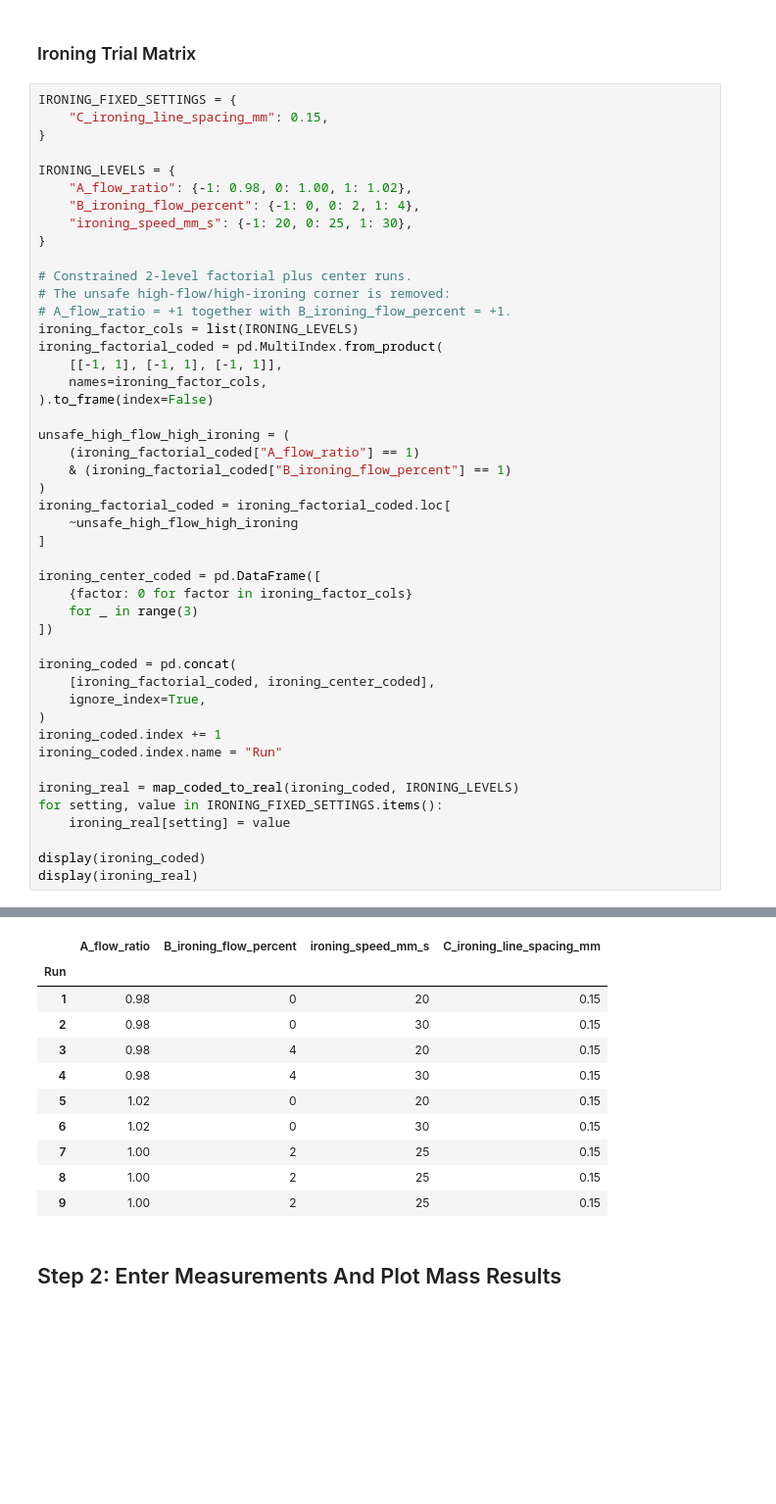
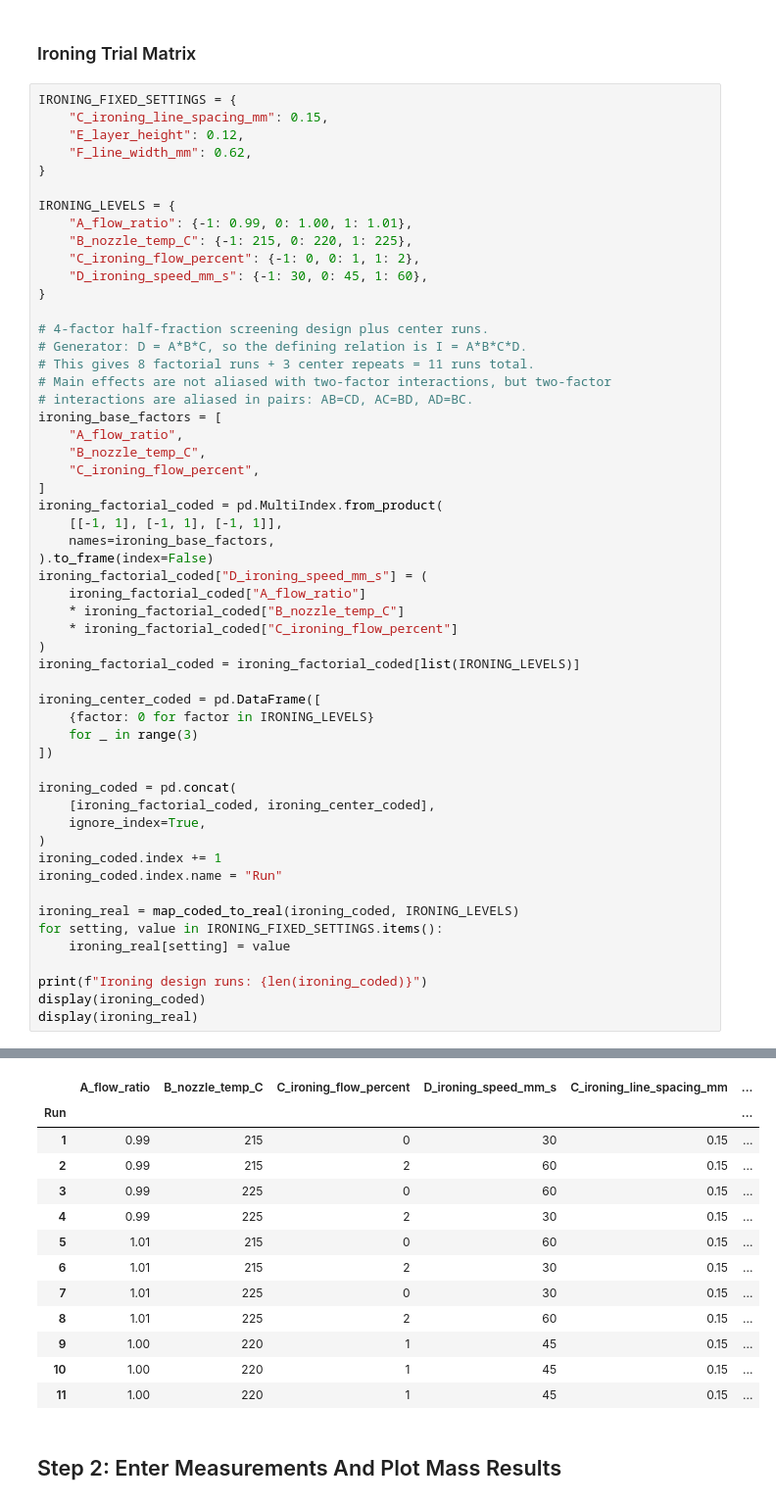
Before and after one commit to sarah813/3D_Printing_Project, a Jupyter notebook: DoE_notebook.ipynb, the cells around one changed output, grey strips where cells are left out. Shown at 98% size. Saved outputs shown, nothing was run; the diff lists cells and outputs as text; blank space fills up the shorter version.

```diff
--- a/DoE_notebook.ipynb
+++ b/DoE_notebook.ipynb
@@ -239,33 +239,40 @@ display(extra_run_15_real)
 # %%
 IRONING_FIXED_SETTINGS = {
     "C_ironing_line_spacing_mm": 0.15,
+    "E_layer_height": 0.12,
+    "F_line_width_mm": 0.62,
 }
 
 IRONING_LEVELS = {
-    "A_flow_ratio": {-1: 0.98, 0: 1.00, 1: 1.02},
-    "B_ironing_flow_percent": {-1: 0, 0: 2, 1: 4},
-    "ironing_speed_mm_s": {-1: 20, 0: 25, 1: 30},
+    "A_flow_ratio": {-1: 0.99, 0: 1.00, 1: 1.01},
+    "B_nozzle_temp_C": {-1: 215, 0: 220, 1: 225},
+    "C_ironing_flow_percent": {-1: 0, 0: 1, 1: 2},
+    "D_ironing_speed_mm_s": {-1: 30, 0: 45, 1: 60},
 }
 
-# Constrained 2-level factorial plus center runs.
-# The unsafe high-flow/high-ironing corner is removed:
-# A_flow_ratio = +1 together with B_ironing_flow_percent = +1.
-ironing_factor_cols = list(IRONING_LEVELS)
+# 4-factor half-fraction screening design plus center runs.
+# Generator: D = A*B*C, so the defining relation is I = A*B*C*D.
+# This gives 8 factorial runs + 3 center repeats = 11 runs total.
+# Main effects are not aliased with two-factor interactions, but two-factor
+# interactions are aliased in pairs: AB=CD, AC=BD, AD=BC.
+ironing_base_factors = [
+    "A_flow_ratio",
+    "B_nozzle_temp_C",
+    "C_ironing_flow_percent",
+]
 ironing_factorial_coded = pd.MultiIndex.from_product(
     [[-1, 1], [-1, 1], [-1, 1]],
-    names=ironing_factor_cols,
+    names=ironing_base_factors,
 ).to_frame(index=False)
-
-unsafe_high_flow_high_ironing = (
-    (ironing_factorial_coded["A_flow_ratio"] == 1)
-    & (ironing_factorial_coded["B_ironing_flow_percent"] == 1)
+ironing_factorial_coded["D_ironing_speed_mm_s"] = (
+    ironing_factorial_coded["A_flow_ratio"]
+    * ironing_factorial_coded["B_nozzle_temp_C"]
+    * ironing_factorial_coded["C_ironing_flow_percent"]
 )
-ironing_factorial_coded = ironing_factorial_coded.loc[
-    ~unsafe_high_flow_high_ironing
-]
+ironing_factorial_coded = ironing_factorial_coded[list(IRONING_LEVELS)]
 
 ironing_center_coded = pd.DataFrame([
-    {factor: 0 for factor in ironing_factor_cols}
+    {factor: 0 for factor in IRONING_LEVELS}
     for _ in range(3)
 ])
 
@@ -280,6 +287,7 @@ ironing_real = map_coded_to_real(ironing_coded, IRONING_LEVELS)
 for setting, value in IRONING_FIXED_SETTINGS.items():
     ironing_real[setting] = value
 
+print(f"Ironing design runs: {len(ironing_coded)}")
 display(ironing_coded)
 display(ironing_real)
 # %% [output]
@@ -297,14 +308,16 @@ display(ironing_real)
-|  | A_flow_ratio | B_ironing_flow_percent | ironing_speed_mm_s | C_ironing_line_spacing_mm |
-| Run |  |  |  |  |
-| 1 | 0.98 | 0 | 20 | 0.15 |
-| 2 | 0.98 | 0 | 30 | 0.15 |
-| 3 | 0.98 | 4 | 20 | 0.15 |
-| 4 | 0.98 | 4 | 30 | 0.15 |
-| 5 | 1.02 | 0 | 20 | 0.15 |
-| 6 | 1.02 | 0 | 30 | 0.15 |
-| 7 | 1.00 | 2 | 25 | 0.15 |
-| 8 | 1.00 | 2 | 25 | 0.15 |
-| 9 | 1.00 | 2 | 25 | 0.15 |
+|  | A_flow_ratio | B_nozzle_temp_C | C_ironing_flow_percent | D_ironing_speed_mm_s | C_ironing_line_spacing_mm | ... |
+| Run |  |  |  |  |  | ... |
+| 1 | 0.99 | 215 | 0 | 30 | 0.15 | ... |
+| 2 | 0.99 | 215 | 2 | 60 | 0.15 | ... |
+| 3 | 0.99 | 225 | 0 | 60 | 0.15 | ... |
+| 4 | 0.99 | 225 | 2 | 30 | 0.15 | ... |
+| 5 | 1.01 | 215 | 0 | 60 | 0.15 | ... |
+| 6 | 1.01 | 215 | 2 | 30 | 0.15 | ... |
+| 7 | 1.01 | 225 | 0 | 30 | 0.15 | ... |
+| 8 | 1.01 | 225 | 2 | 60 | 0.15 | ... |
+| 9 | 1.00 | 220 | 1 | 45 | 0.15 | ... |
+| 10 | 1.00 | 220 | 1 | 45 | 0.15 | ... |
+| 11 | 1.00 | 220 | 1 | 45 | 0.15 | ... |
 # %% [markdown]
 ## Step 2: Enter Measurements And Plot Mass Results
 # %% [markdown]
```
Also changed, not shown: parts of 27 cells of this notebook, 1 other file.
